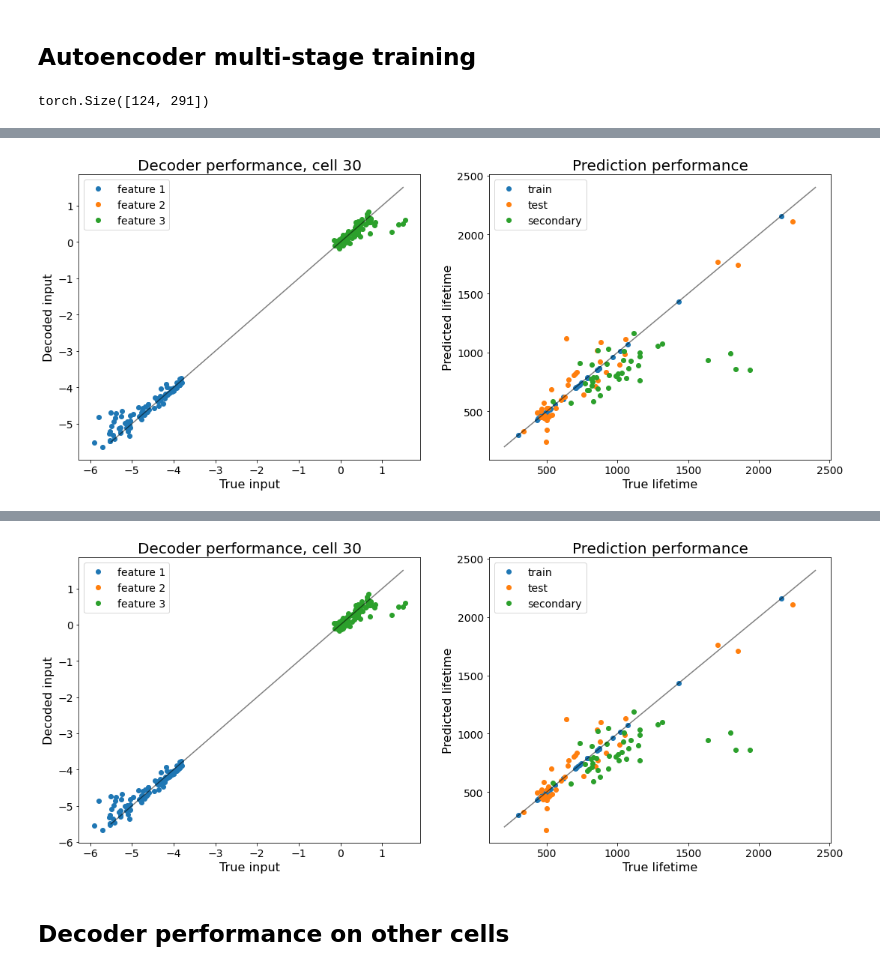
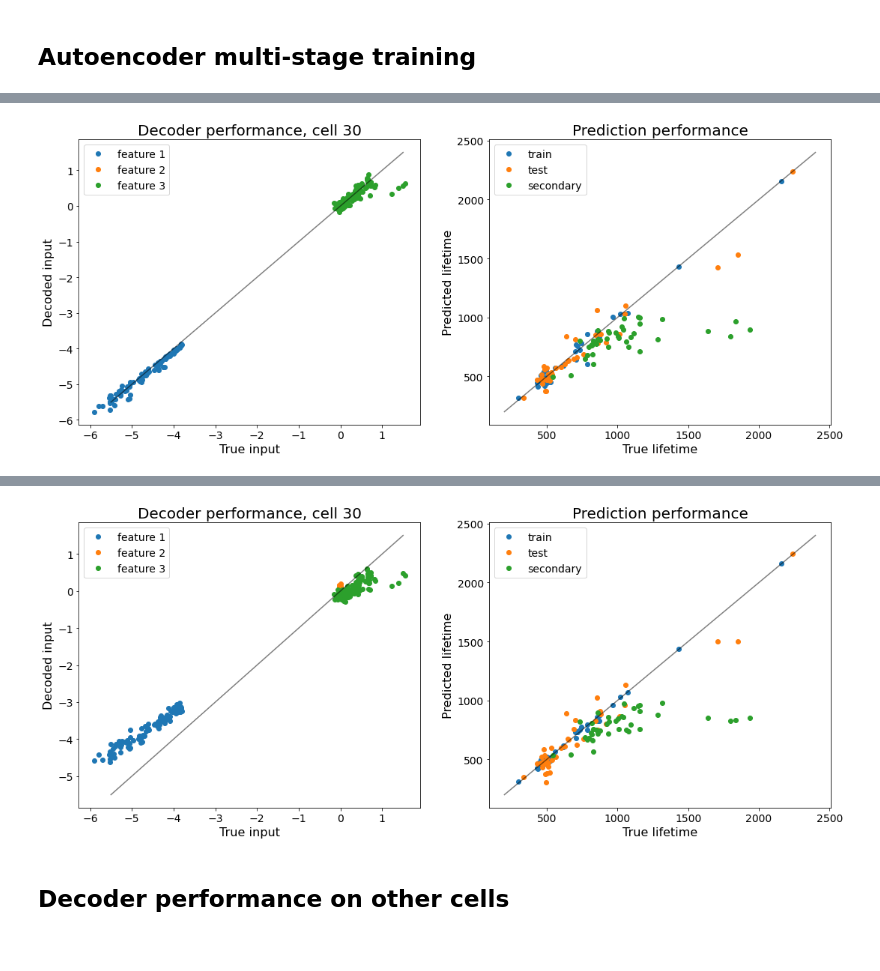
Before and after one commit to nathan99sun/HybridPred, a Jupyter notebook: source/AutoEncoders_DimensionReduction_Daniel.ipynb, the cells around one changed output, grey strips where cells are left out. Saved outputs shown, nothing was run; the diff lists cells and outputs as text; code cells hidden in the pictures.

```diff
--- a/source/AutoEncoders_DimensionReduction_Daniel.ipynb
+++ b/source/AutoEncoders_DimensionReduction_Daniel.ipynb
@@ -41,10 +41,6 @@ x = torch.Tensor(x)
 y = torch.Tensor(y)
 # %% [markdown]
 ## Autoencoder multi-stage training
-# %%
-x.size()
-# %% [output]
-torch.Size([124, 291])
 # %%
 # del model
 
@@ -53,9 +49,9 @@ train_policy = {
     "epochs": [2000, 1600],
     "learning_rates": [3e-5, 1e-5],
     "batch_sizes": [64, 64],
-    "prediction_weights": [10, 10],
+    "prediction_weights": [2, 0.3],
     "decoding_weights": [1, 0.00],
-    "en_weights": [0.1, 0.1]
+    "en_weights": [100, 100]
 }
 
 
@@ -83,3 +79,3 @@ sec      329.05606
-[figure, old version]
+[figure, new version]
 Stage 2:
 
@@ -100,4 +96,4 @@ sec      325.5312
-[figure, old version]
+[figure, new version]
 # %% [markdown]
 ## Decoder performance on other cells
 # %%
```
Also changed, not shown: parts of 1 cell of this notebook, 1 other file.
